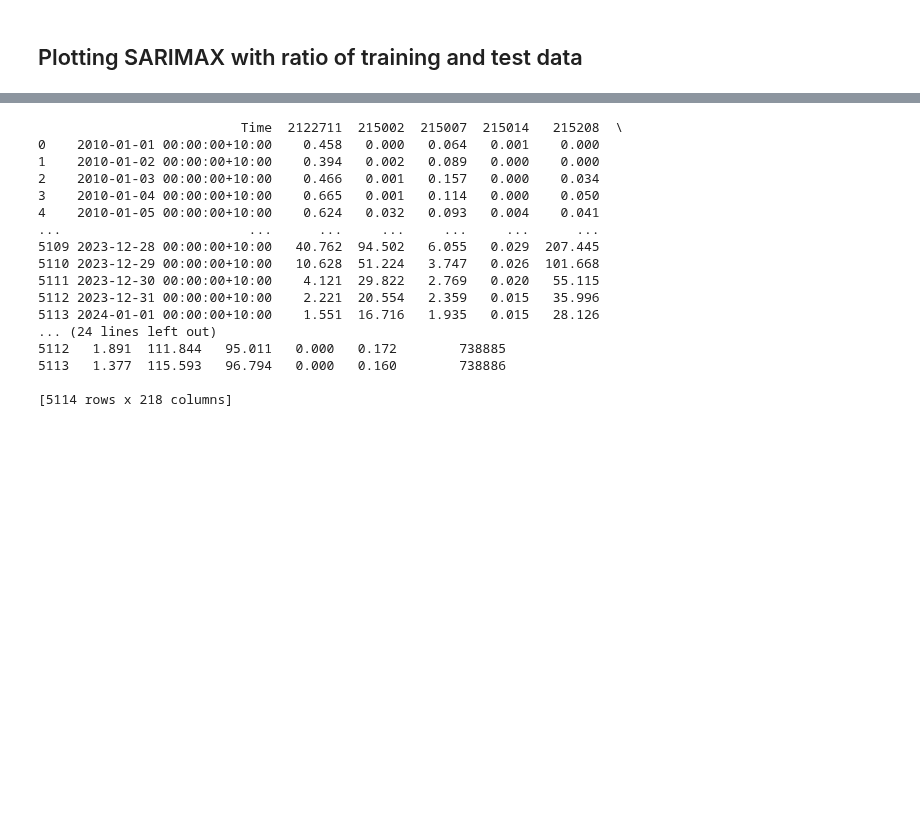
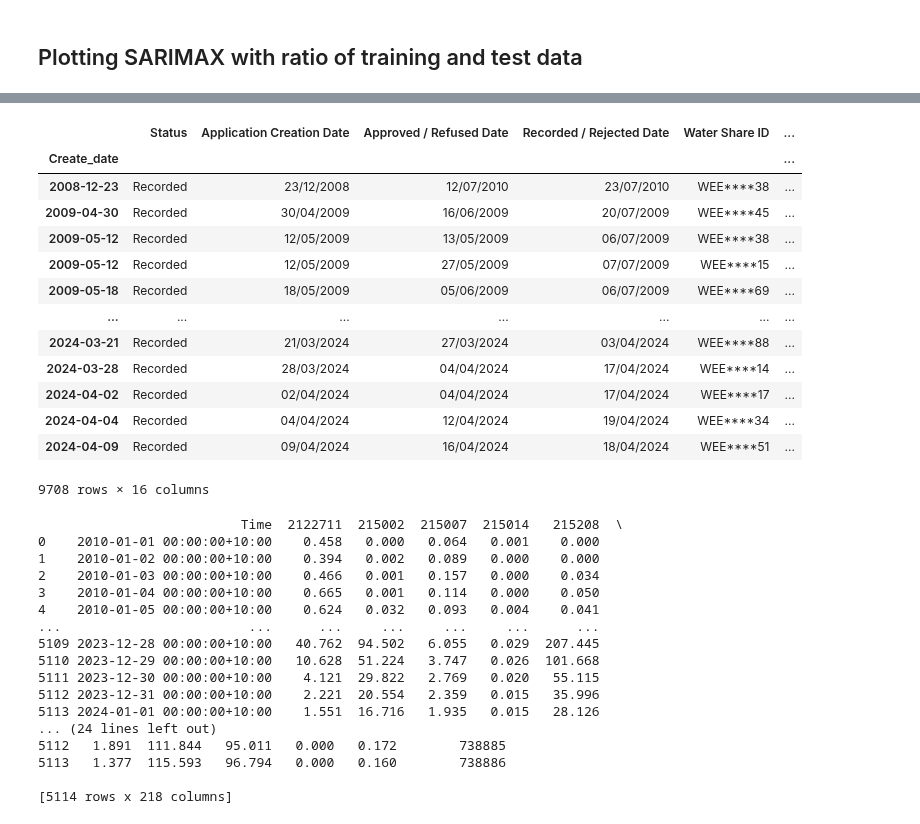
Before and after one commit to ELEN-Workshops-and-LDI/LDI-ML, a Jupyter notebook: MACHINE_LEARNING_PART/ARIMAX.ipynb, the cells around one changed output, grey strips where cells are left out. Cells and saved outputs as stored; diff of their text form; code cells hidden in the pictures; blank space fills up the shorter version.

```diff
--- a/MACHINE_LEARNING_PART/ARIMAX.ipynb
+++ b/MACHINE_LEARNING_PART/ARIMAX.ipynb
@@ -477,3 +487,20 @@ KeyError: "None of [Index(['Principal Component 1', 'Principal Component 2',\n
+# %%
+finalDf
+# %% [output]
+|  | Status | Application Creation Date | Approved / Refused Date | Recorded / Rejected Date | Water Share ID | ... |
+| Create_date |  |  |  |  |  | ... |
+| 2008-12-23 | Recorded | 23/12/2008 | 12/07/2010 | 23/07/2010 | WEE****38 | ... |
+| 2009-04-30 | Recorded | 30/04/2009 | 16/06/2009 | 20/07/2009 | WEE****45 | ... |
+| 2009-05-12 | Recorded | 12/05/2009 | 13/05/2009 | 06/07/2009 | WEE****38 | ... |
+| 2009-05-12 | Recorded | 12/05/2009 | 27/05/2009 | 07/07/2009 | WEE****15 | ... |
+| 2009-05-18 | Recorded | 18/05/2009 | 05/06/2009 | 06/07/2009 | WEE****69 | ... |
+| ... | ... | ... | ... | ... | ... | ... |
+| 2024-03-21 | Recorded | 21/03/2024 | 27/03/2024 | 03/04/2024 | WEE****88 | ... |
+| 2024-03-28 | Recorded | 28/03/2024 | 04/04/2024 | 17/04/2024 | WEE****14 | ... |
+| 2024-04-02 | Recorded | 02/04/2024 | 04/04/2024 | 17/04/2024 | WEE****17 | ... |
+| 2024-04-04 | Recorded | 04/04/2024 | 12/04/2024 | 19/04/2024 | WEE****34 | ... |
+| 2024-04-09 | Recorded | 09/04/2024 | 16/04/2024 | 18/04/2024 | WEE****51 | ... |
+9708 rows × 16 columns
 # %%
 print(combined_data)
 # %% [output]
```
Also changed, not shown: parts of 10 cells of this notebook, 9 other files.
